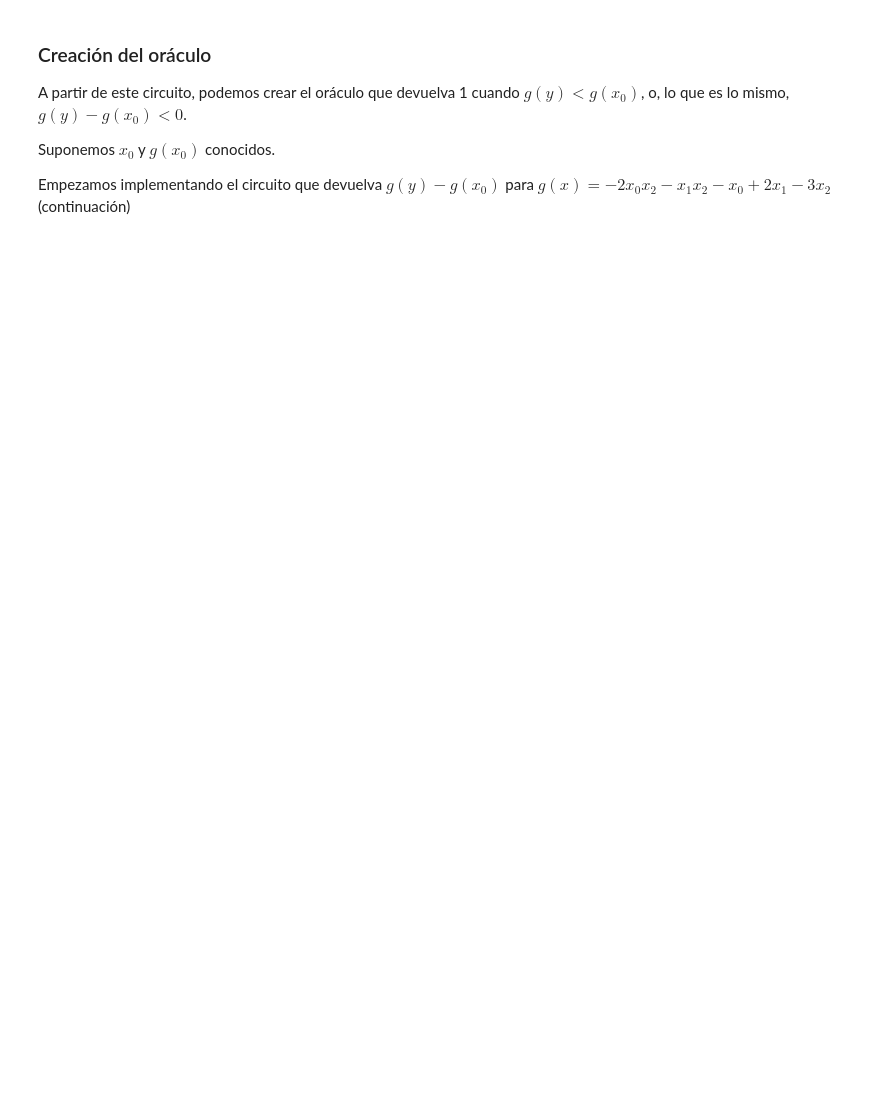
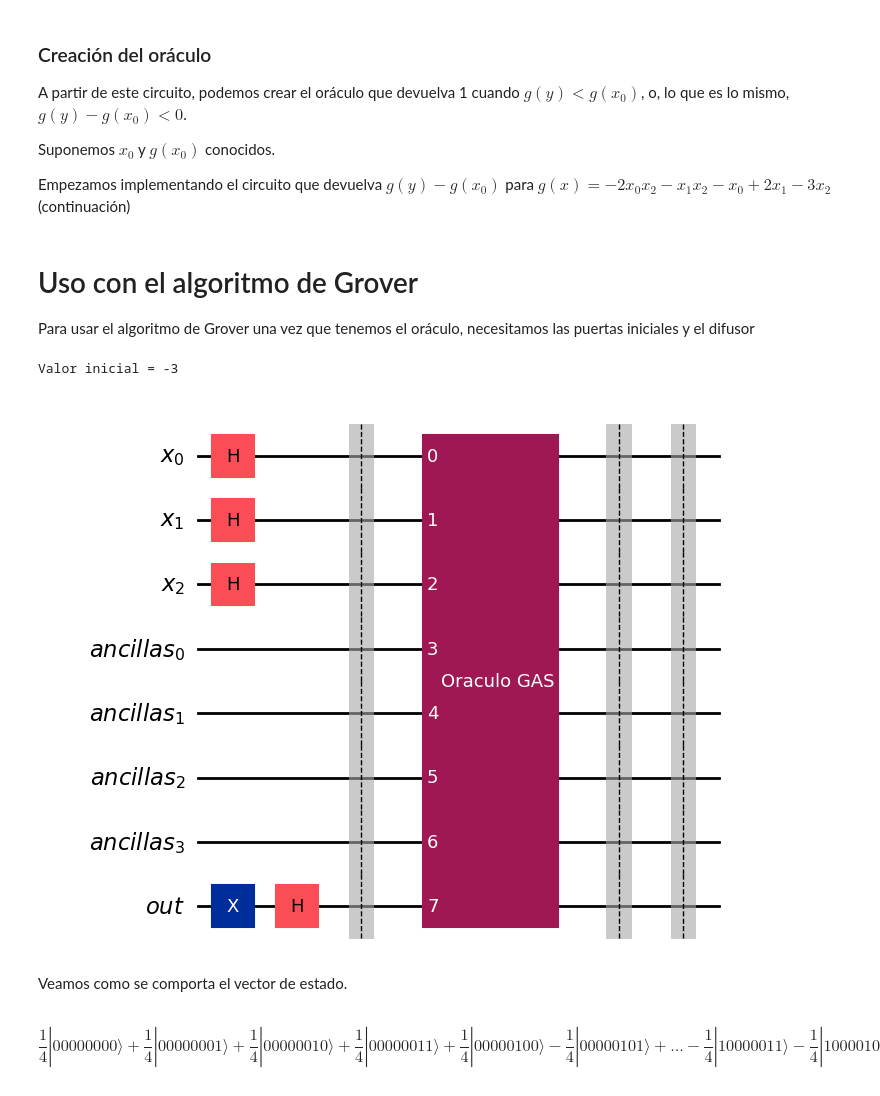
Before and after one commit to tarabelo/PIAC-2526, a Jupyter notebook: 06_Búsqueda_adaptativa_de_Grover_(GAS).ipynb, the cells around one changed output. Drawn from its saved outputs; the diff is of its cells as text; code cells hidden in the pictures; blank space fills up the shorter version.

```diff
--- a/06_Búsqueda_adaptativa_de_Grover_(GAS).ipynb
+++ b/06_Búsqueda_adaptativa_de_Grover_(GAS).ipynb
@@ -390 +431,18 @@ def oraculo(n:int, nancillas:int, init_value:int) -> Gate:
   return(qc.to_gate(label='Oraculo GAS'))
+# %% [markdown]
+# Uso con el algoritmo de Grover
+
+Para usar el algoritmo de Grover una vez que tenemos el oráculo, necesitamos las puertas iniciales y el difusor
+# %%
+from qiskit.circuit.library import MCMTGate, ZGate
+def difusor(n):
+    """Difusor de Grover sobre n qubits (devuelve una Gate)."""
+    qc = QuantumCircuit(n)
+    qc.h(range(n))
+    qc.x(range(n))
+
+    qc = qc.compose(MCMTGate(ZGate(),n-1, 1))
+
+    qc.x(range(n))
+    qc.h(range(n))
+    return qc.to_gate(label='Difusor')
@@ -391,18 +478,17 @@ def oraculo(n:int, nancillas:int, init_value:int) -> Gate:
 # %%
 n = 3
 nancillas = 4
-# Tomo x_0 = 1
-x = [1,0,0]
+n_grover_iters = 1
+
+# Tomo x_0 = 4
+x = [0,0,1]
 init_value = -2*x[0]*x[2]-x[1]*x[2]-x[0]+2*x[1]-3*x[2]
 
-gate_oraculo = oraculo(n, nancillas, init_value)
+print("Valor inicial = {}".format(init_value))
 
-x = QuantumRegister(n, name='x')
-ancillas = QuantumRegister(nancillas, name='ancillas')
-output =  QuantumRegister(1, name='out')
+qc = gas_completo(n, nancillas, init_value, n_grover_iters)
 
-qc_oraculo = QuantumCircuit(x, ancillas, output)
-
-qc_oraculo.compose(gate_oraculo, inplace=True)
-
-qc_oraculo.draw('mpl')
+qc.draw('mpl')
+# %% [output]
+Valor inicial = -3
+[figure, added]
@@ -410,0 +495,2 @@ qc_oraculo.decompose().draw('mpl')
+# %% [markdown]
+Veamos como se comporta el vector de estado.
@@ -410,0 +500,4 @@ qc_oraculo.decompose().draw('mpl')
+# %%
+estado_final.draw('latex')
+# %% [output]
+$$\frac{1}{4} |00000000\rangle+\frac{1}{4} |00000001\rangle+\frac{1}{4} |00000010\rangle+\frac{1}{4} |00000011\rangle+\frac{1}{4} |00000100\rangle- \frac{1}{4} |00000101\rangle + \ldots - \frac{1}{4} |10000011\rangle- \frac{1}{4} |10000100\rangle+\frac{1}{4} |10000101\rangle- \frac{1}{4} |10000110\rangle+\frac{1}{4} |10000111\rangle$$
```
Also changed, not shown: parts of 15 cells of this notebook.
